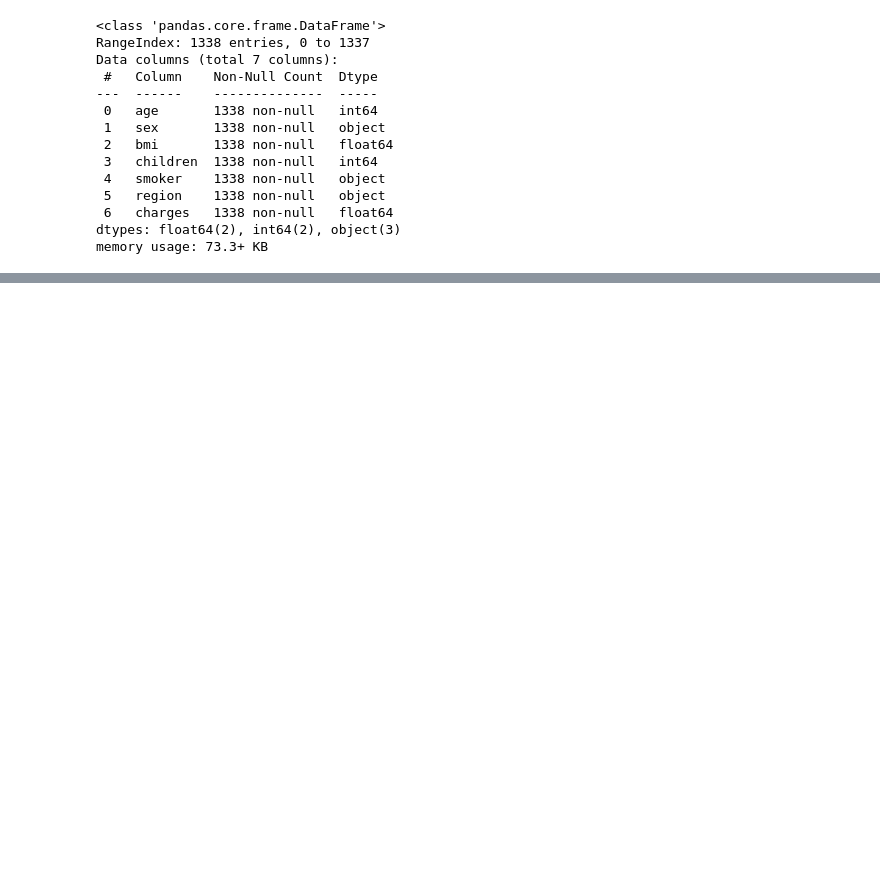
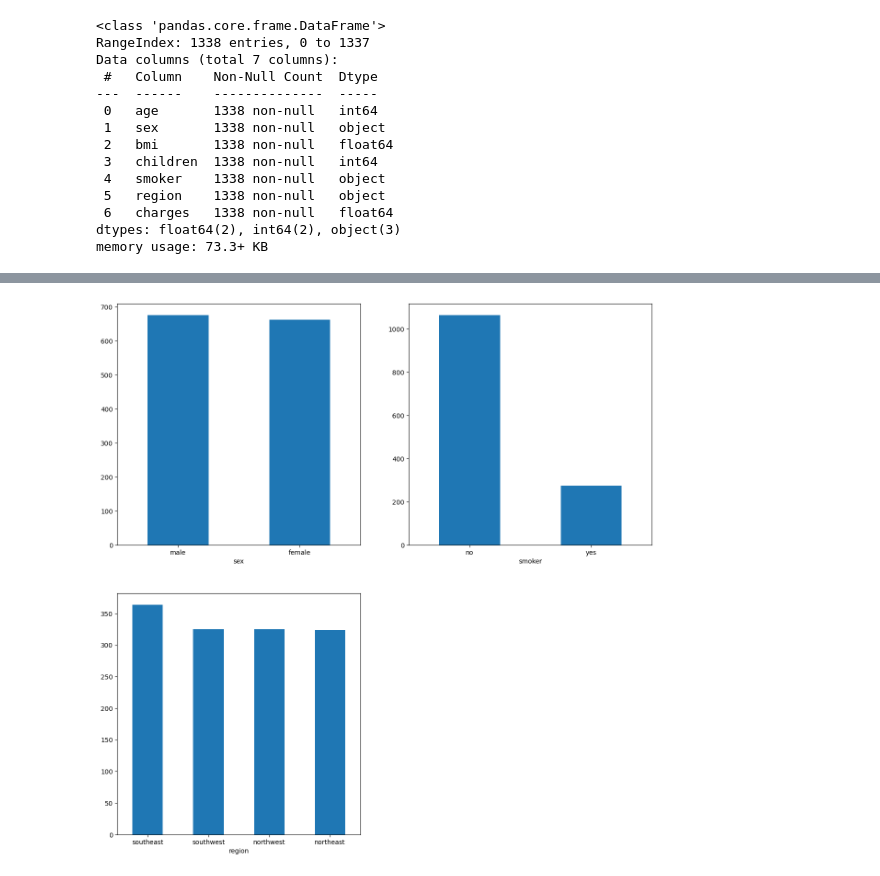
Before and after one commit to mayurkadam9833/Medical-Insurance-Charges-Estimator, a Jupyter notebook: research/Experiments.ipynb, the cells around one changed output, grey strips where cells are left out. Cells and saved outputs as stored; diff of their text form; code cells hidden in the pictures; blank space fills up the shorter version.

```diff
--- a/research/Experiments.ipynb
+++ b/research/Experiments.ipynb
@@ -30,0 +94,15 @@ memory usage: 73.3+ KB
+# %%
+# plotting data count of categorical features
+plt.figure(figsize=(15,15))
+plt.subplot(2,2,1)
+data["sex"].value_counts().plot(kind="bar")
+plt.xticks(rotation=0)
+plt.subplot(2,2,2)
+data["smoker"].value_counts().plot(kind="bar")
+plt.xticks(rotation=0)
+plt.subplot(2,2,3)
+data["region"].value_counts().plot(kind="bar")
+plt.xticks(rotation=0)
+plt.show()
+# %% [output]
+[figure, added]
```
Also changed, not shown: parts of 28 cells of this notebook, 3 other files.
